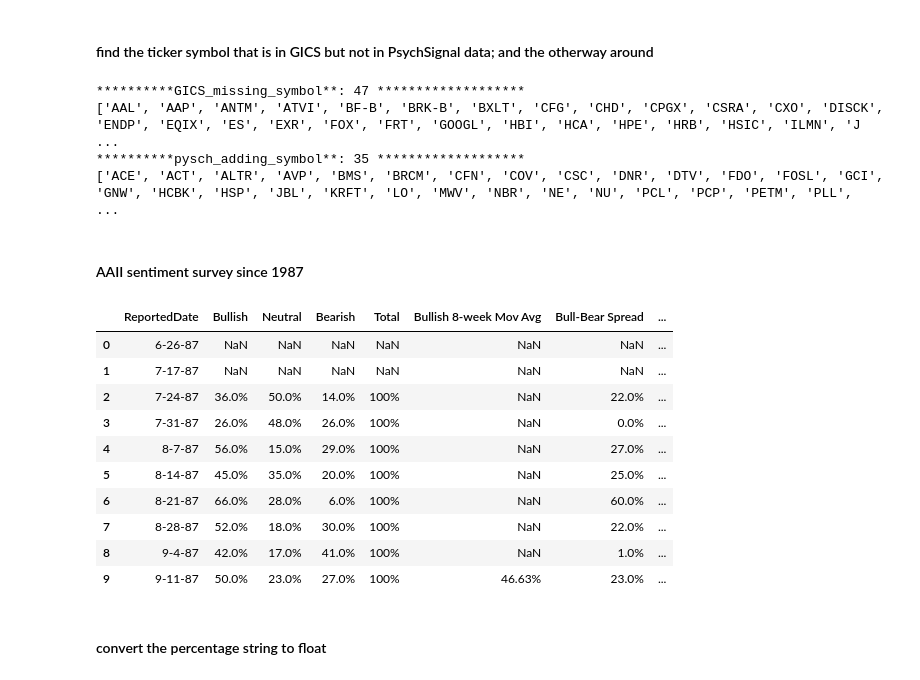
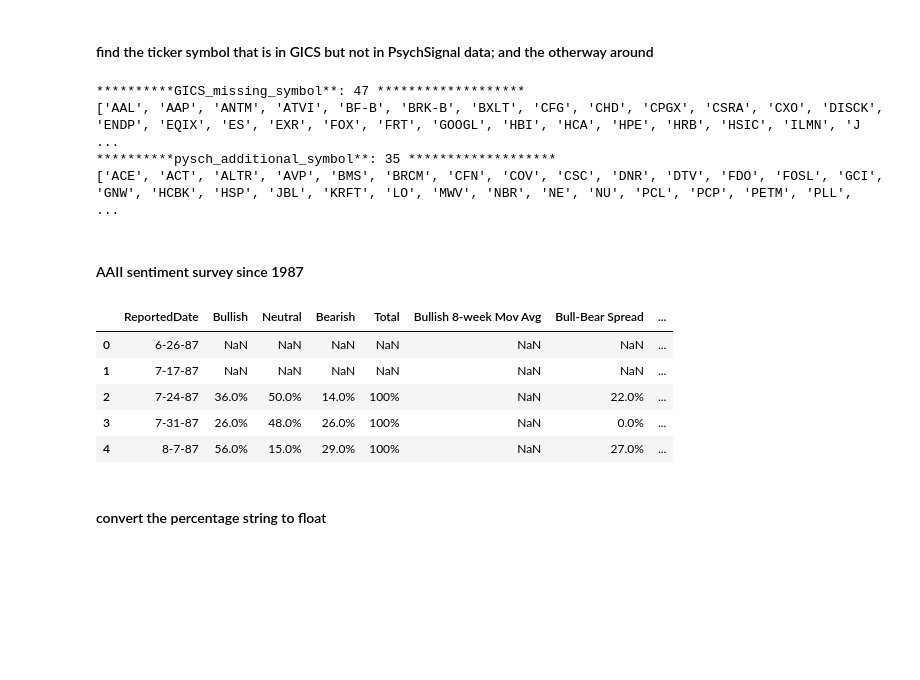
Before and after one commit to yh1008/CodeInFinance, a Jupyter notebook: PsychSignal vs. AAII Sentiment Survey.ipynb, the cells around one changed output. Cells and saved outputs as stored; diff of their text form; code cells hidden in the pictures; blank space fills up the shorter version.

```diff
--- a/PsychSignal vs. AAII Sentiment Survey.ipynb
+++ b/PsychSignal vs. AAII Sentiment Survey.ipynb
@@ -108,7 +117,7 @@ for symbol in pysch_symbol:
 
 print("**********GICS_missing_symbol**: %d *******************"%len(GICS_missing_symbol))
 print(GICS_missing_symbol)
-print("**********pysch_adding_symbol**: %d *******************"%len(pysch_adding_symbol))
+print("**********pysch_additional_symbol**: %d *******************"%len(pysch_adding_symbol))
 print(pysch_adding_symbol)
 
 #filtered = df_psch[(df_psch['SYMBOL'] == 'ACE')]
@@ -116,7 +125,7 @@ print(pysch_adding_symbol)
 # %% [output]
 **********GICS_missing_symbol**: 47 *******************
 ['AAL', 'AAP', 'ANTM', 'ATVI', 'BF-B', 'BRK-B', 'BXLT', 'CFG', 'CHD', 'CPGX', 'CSRA', 'CXO', 'DISCK', 'ENDP', 'EQIX', 'ES', 'EXR', 'FOX', 'FRT', 'GOOGL', 'HBI', 'HCA', 'HPE', 'HRB', 'HSIC', 'ILMN', 'J ...
-**********pysch_adding_symbol**: 35 *******************
+**********pysch_additional_symbol**: 35 *******************
 ['ACE', 'ACT', 'ALTR', 'AVP', 'BMS', 'BRCM', 'CFN', 'COV', 'CSC', 'DNR', 'DTV', 'FDO', 'FOSL', 'GCI', 'GNW', 'HCBK', 'HSP', 'JBL', 'KRFT', 'LO', 'MWV', 'NBR', 'NE', 'NU', 'PCL', 'PCP', 'PETM', 'PLL',  ...
 # %% [markdown]
 #### AAII sentiment survey since 1987
@@ -124,19 +133,14 @@ print(pysch_adding_symbol)
 #1494 rows × 13 columns
 df_AAII = pd.read_csv('AAII.csv')
 # %%
-pd.read_csv('AAII.csv', nrows = 10)
+pd.read_csv('AAII.csv', nrows = 5)
 # %% [output]
 |  | ReportedDate | Bullish | Neutral | Bearish | Total | Bullish 8-week Mov Avg | Bull-Bear Spread | ... |
 | 0 | 6-26-87 | NaN | NaN | NaN | NaN | NaN | NaN | ... |
 | 1 | 7-17-87 | NaN | NaN | NaN | NaN | NaN | NaN | ... |
 | 2 | 7-24-87 | 36.0% | 50.0% | 14.0% | 100% | NaN | 22.0% | ... |
 | 3 | 7-31-87 | 26.0% | 48.0% | 26.0% | 100% | NaN | 0.0% | ... |
 | 4 | 8-7-87 | 56.0% | 15.0% | 29.0% | 100% | NaN | 27.0% | ... |
-| 5 | 8-14-87 | 45.0% | 35.0% | 20.0% | 100% | NaN | 25.0% | ... |
-| 6 | 8-21-87 | 66.0% | 28.0% | 6.0% | 100% | NaN | 60.0% | ... |
-| 7 | 8-28-87 | 52.0% | 18.0% | 30.0% | 100% | NaN | 22.0% | ... |
-| 8 | 9-4-87 | 42.0% | 17.0% | 41.0% | 100% | NaN | 1.0% | ... |
-| 9 | 9-11-87 | 50.0% | 23.0% | 27.0% | 100% | 46.63% | 23.0% | ... |
 # %% [markdown]
 #### convert the percentage string to float
 # %%
```
Also changed, not shown: parts of 25 cells of this notebook.
